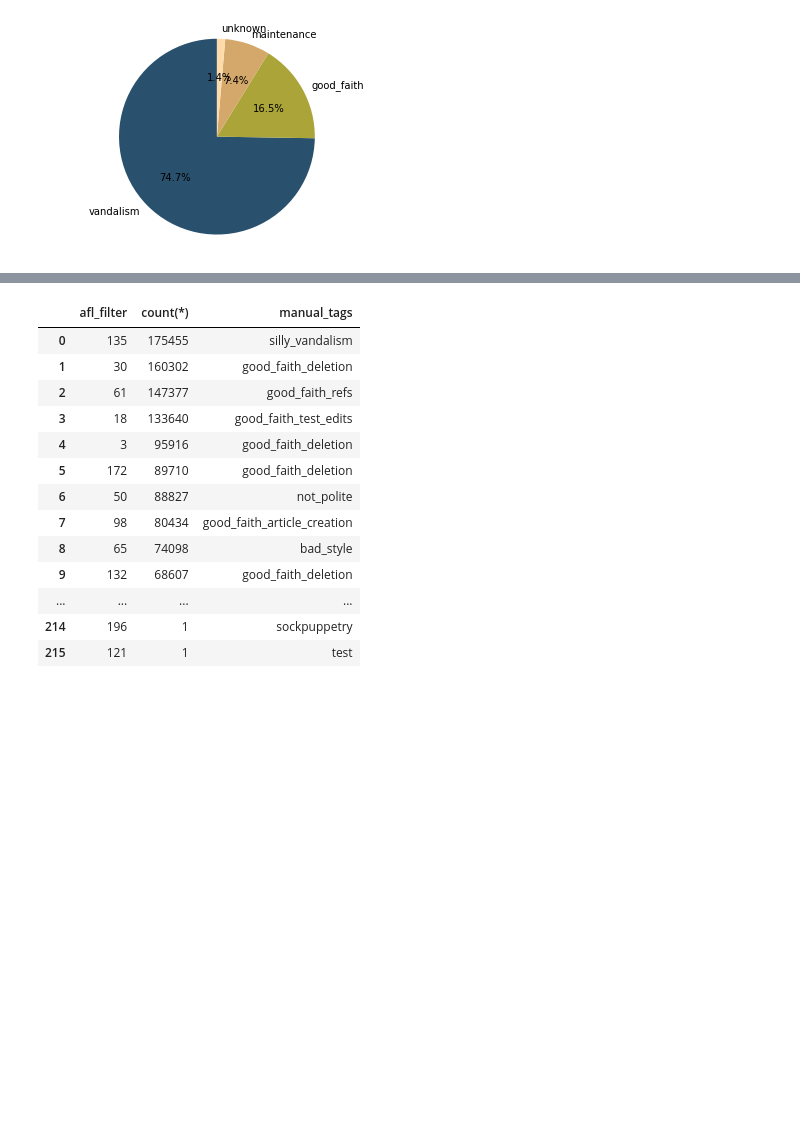
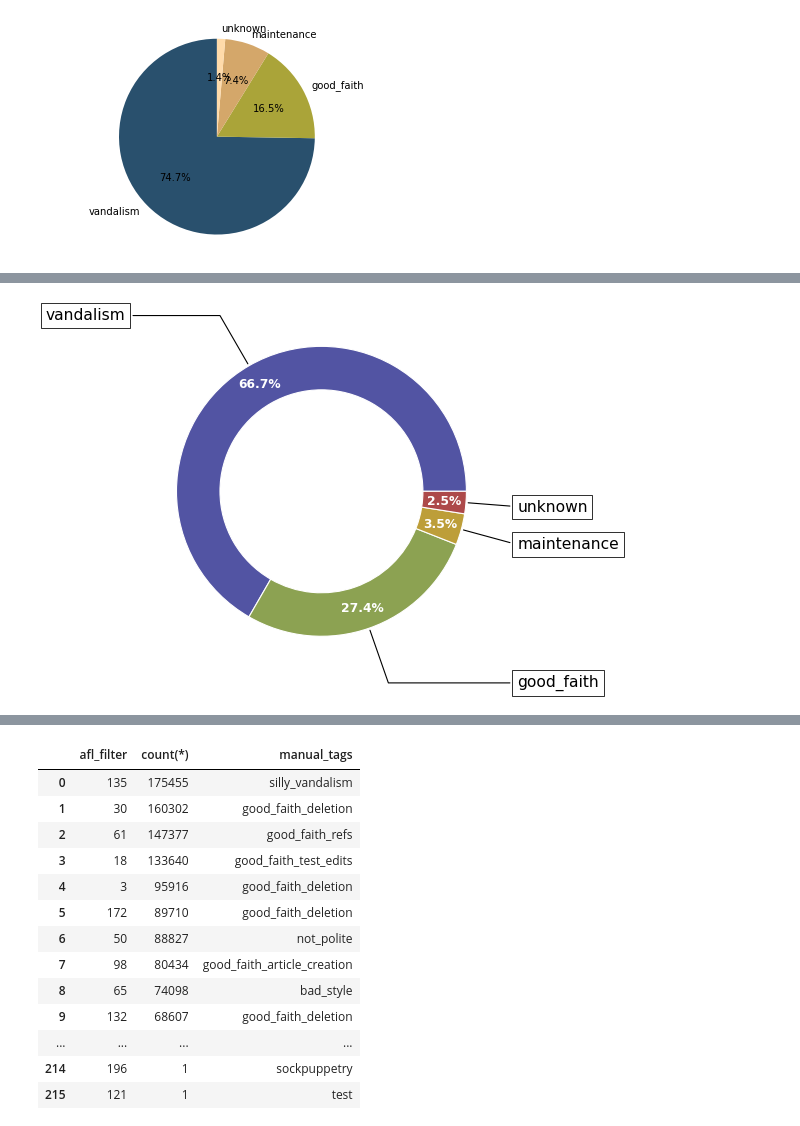
Before and after one commit to lusy/wikifilters, a Jupyter notebook: src/explore.ipynb, the cells around one changed output, grey strips where cells are left out. Saved outputs shown, nothing was run; the diff lists cells and outputs as text; code cells hidden in the pictures; blank space fills up the shorter version.

```diff
--- a/src/explore.ipynb
+++ b/src/explore.ipynb
@@ -1570,0 +1614,45 @@ plt.show()
+# %%
+# TODO make the above pie chart for active filters only
+enabled_tags_2nd = collections.Counter(flatten([x.split(", ") for x in list(df_2nd.query('af_enabled==1')['manual_tags'])])).most_common()
+
+# compute num of filters per parent category
+parent_cats_enabled = {'vandalism': 0,
+                       'good_faith': 0,
+                       'maintenance': 0,
+                       'unknown': 0}
+
+for x in enabled_tags_2nd:
+    parent_cats_enabled[clusters[x[0]]] += x[1]
+
+fig, ax = plt.subplots(num=None, figsize=(12, 6), dpi=80, facecolor='w', edgecolor='k')
+
+labels = ['vandalism', 'good_faith', 'maintenance', 'unknown']
+vals = np.array([parent_cats_enabled['vandalism'], parent_cats_enabled['good_faith'], parent_cats_enabled['maintenance'], parent_cats_enabled['unknown']])
+wedge = 0.3
+
+cmap = plt.get_cmap("tab20b")
+colors = cmap(np.array([1, 5, 9, 13]))
+
+wedges, _, texts = ax.pie(vals.flatten(), autopct='%1.1f%%', pctdistance=0.85, radius=1, colors=colors,
+       wedgeprops=dict(width=wedge, edgecolor='w'),
+       textprops=dict(color='w', fontsize=11, fontweight='demi'))
+
+ax.set(aspect="equal", zorder=0)
+
+bbox_props = dict(boxstyle="square,pad=0.3", fc="w", ec="k", lw=0.72)
+kw = dict(arrowprops=dict(arrowstyle="-"),
+          bbox=bbox_props, zorder=1, va="center")
+
+for i, p in enumerate(wedges):
+    ang = (p.theta2 - p.theta1)/2. + p.theta1
+    y = np.sin(np.deg2rad(ang))
+    x = np.cos(np.deg2rad(ang))
+    horizontalalignment = {-1: "right", 1: "left"}[int(np.sign(x))]
+    connectionstyle = "angle,angleA=0,angleB={}".format(ang)
+    kw["arrowprops"].update({"connectionstyle": connectionstyle})
+    ax.annotate(labels[i], xy=(x, y), xytext=(1.35*np.sign(x), 1.4*y),
+                horizontalalignment=horizontalalignment, fontsize=14, **kw)
+
+plt.show()
+# %% [output]
+[figure, added]
```
Also changed, not shown: parts of 8 cells of this notebook.
